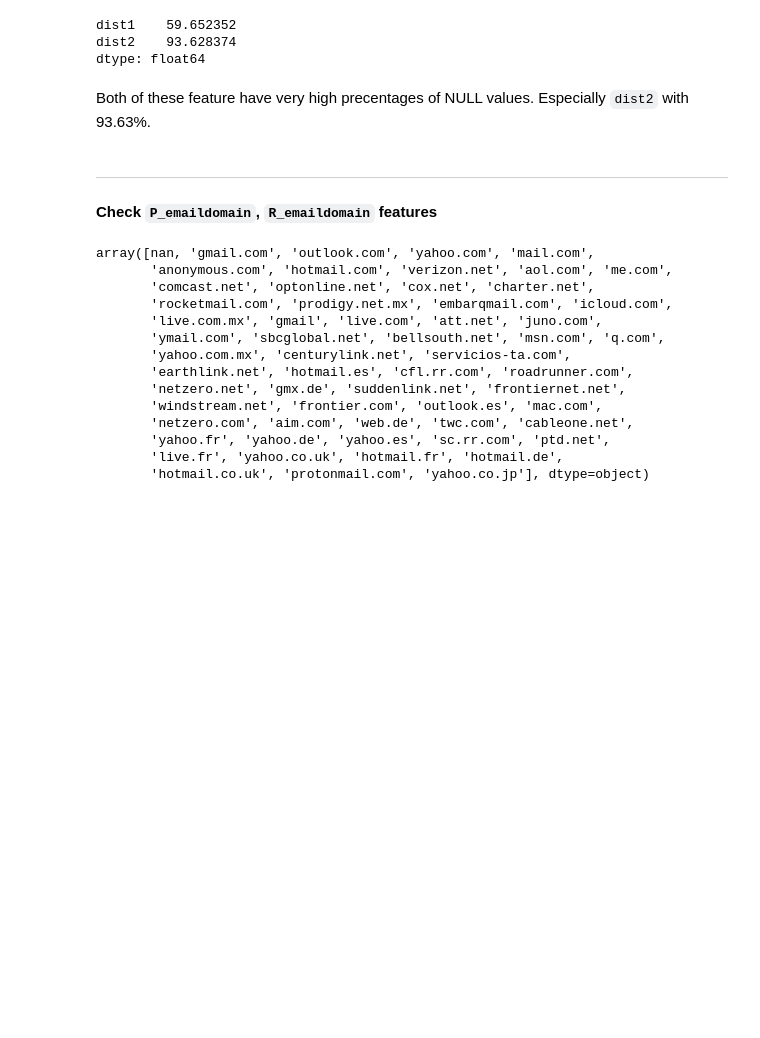
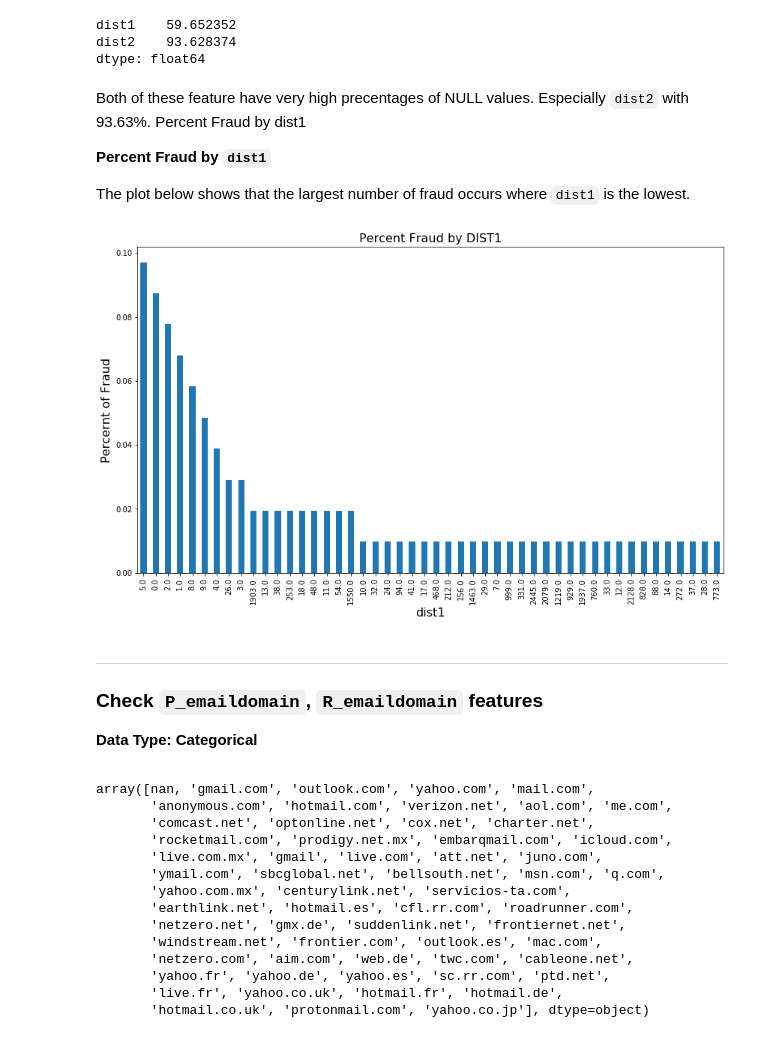
Before and after one commit to bigalh94/IEEE-CIS-Fraud-Detection, a Jupyter notebook: notebooks/IEEE Fraud Detection Data Preprocessing.ipynb, the cells around one changed output. Cells and saved outputs as stored; diff of their text form; code cells hidden in the pictures; blank space fills up the shorter version.

```diff
--- a/notebooks/IEEE Fraud Detection Data Preprocessing.ipynb
+++ b/notebooks/IEEE Fraud Detection Data Preprocessing.ipynb
@@ -508,9 +548,23 @@ dist2    93.628374
 dtype: float64
 # %% [markdown]
 Both of these feature have very high precentages of NULL values. Especially `dist2` with 93.63%.
+Percent Fraud by dist1
+
+**Percent Fraud by `dist1`**<p></p>
+The plot below shows that the largest number of fraud occurs where `dist1` is the lowest.
+# %%
+plt.figure(figsize=(14,8))
+train_merged[train_merged['isFraud'] == 1]['dist1'][:500].value_counts(normalize=True).plot(kind='bar')
+plt.xlabel('dist1', fontsize=16)
+plt.ylabel('Percernt of Fraud', fontsize=16)
+plt.title('Percent Fraud by DIST1', fontsize=16)
+plt.show()
+# %% [output]
+[figure, added]
 # %% [markdown]
 ___
-#### Check `P_emaildomain`, `R_emaildomain` features
+### Check `P_emaildomain`, `R_emaildomain` features
+**Data Type: Categorical**<p></p>
 # %%
 train_merged['P_emaildomain'].unique()
 # %% [output]
```
Also changed, not shown: parts of 63 cells of this notebook, 14 other files.
